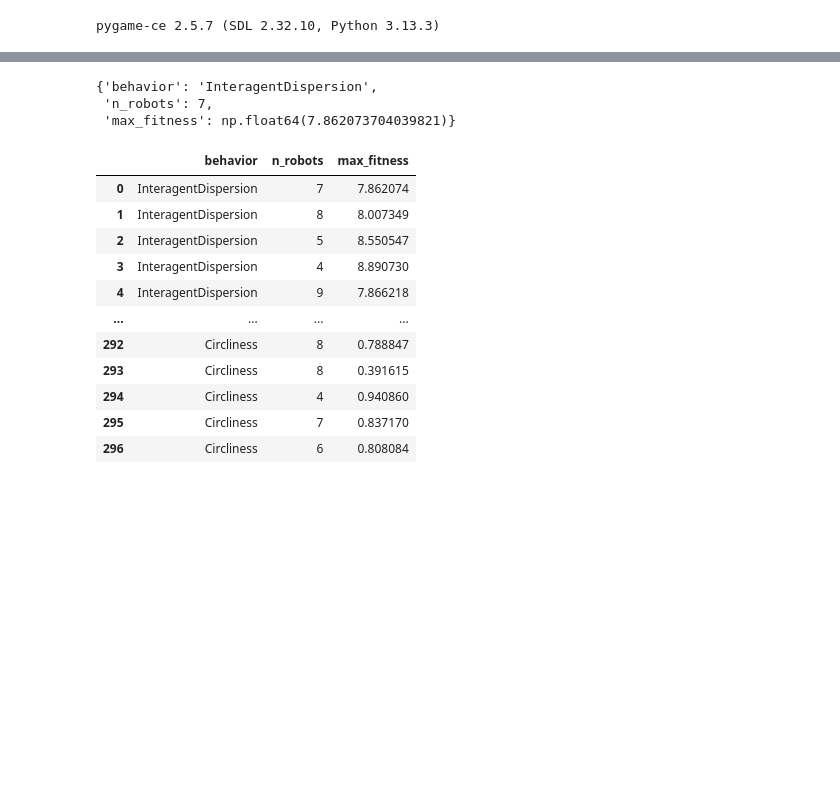
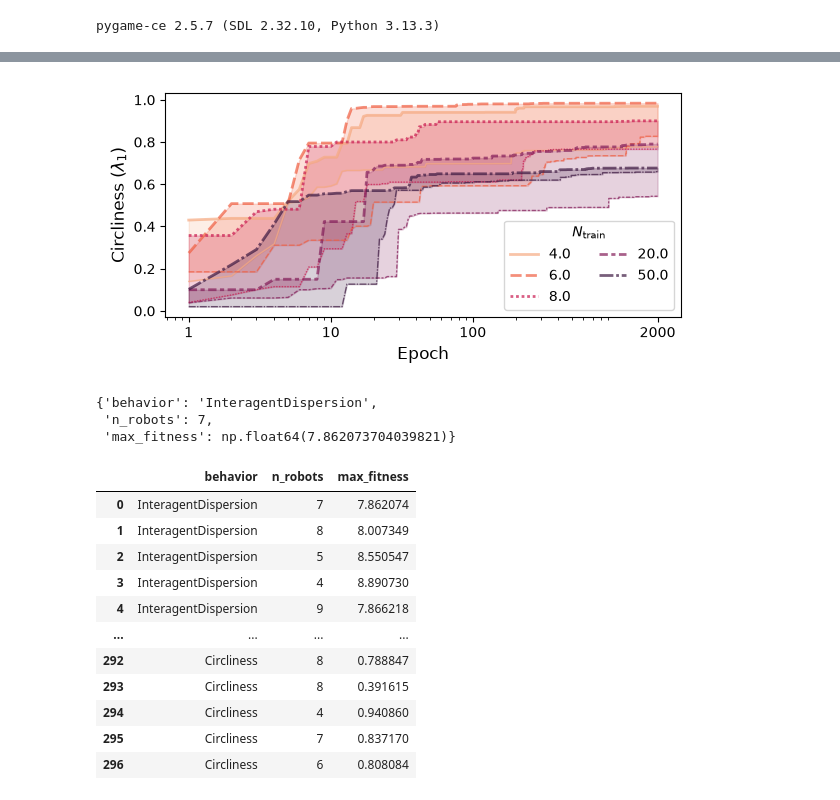
Before and after one commit to kenblu24/neuroswarm, a Jupyter notebook: plots_2026.ipynb, the cells around one changed output, grey strips where cells are left out. Saved outputs shown, nothing was run; the diff lists cells and outputs as text; code cells hidden in the pictures; blank space fills up the shorter version.

Commit message:
fig4 plots DETECT ONLY CENTERS

```diff
--- a/plots_2026.ipynb
+++ b/plots_2026.ipynb
@@ -31,6 +31,7 @@ matplotlib.rcParams['axes.labelsize'] = 12
 # matplotlib.rcParams['legend.fontsize'] = 10
 # matplotlib.rcParams['figure.dpi'] = 300
 # matplotlib.rcParams['savefig.dpi'] = 300
+matplotlib.rcParams['pgf.texsystem'] = 'xelatex'
 
 sideways_dia = MarkerStyle('d', None, Affine2D().rotate_deg(90))
 
@@ -50,10 +51,13 @@ class Run(UnzippedProject):
 # %%
 desktop = pl.Path('/mnt/c/Users/kenbl/Desktop').expanduser()
 
-folder = desktop / '20260820mill' / 'mill'
+folder = desktop / 'four' / 'mill'
+
+folders = [folder / str(n) for n in (4, 6, 8, 20, 50)]
 
 projects = [Run(p)
-            for n in folder.iterdir() if n.is_dir() and 'zip' not in n.name
-            for p in n.iterdir()]
+            # for n in folder.iterdir() if n.is_dir() and 'zip' not in n.name
+            for d in folders
+            for p in d.iterdir() if 'TS1' in p.name]
 # %%
 projects[0].popfit_path
@@ -88,0 +83,9 @@ plt.xscale('log')
+# %%
+# turn into wide-form dataframe
+# first add information to individual per-eons dataframes
+
+epoch_vs_train_n = pd.concat(pd.DataFrame({
+    'n': int(p.env['spawners'][0]['n']),
+    'fitness': p.fitness_df['fitnesses'].apply(np.max)
+}).reindex(p.fitness_df['epoch']).dropna() for p in projects)
+epoch_vs_train_n
@@ -89,3 +107,22 @@ plt.xscale('log')
+# %%
+plt.close()
+plt.figure(figsize=(6, 3))
+sns.lineplot(epoch_vs_train_n, x='epoch', y='fitness', hue='n', style='n', legend=False, linewidth=1.0, alpha=0.7,
+             estimator='min', errorbar=None, palette=sns.color_palette("rocket_r", n_colors=5))
+sns.lineplot(epoch_vs_train_n, x='epoch', y='fitness', hue='n', style='n', linewidth=2.0, alpha=0.7,
+             estimator='max', errorbar=('pi', 100), palette=sns.color_palette("rocket_r", n_colors=5))
+plt.legend(loc='lower right', ncol=2, title='$N_{\\mathrm{train}}$')
+plt.xscale('log')
+plt.xticks((1, 10, 100, 2000))
+plt.xlabel('Epoch')
+ax = plt.gca()
+ax.xaxis.set_major_formatter(plt.ScalarFormatter())
+plt.ylabel('Circliness ($\\lambda_1$)')
+plt.gcf().tight_layout()
+plt.show()
+plt.savefig('circliness_epoch_vs_train_n.pdf', backend='pgf')
+# %% [output]
+[figure, added]
 # %%
 folder = pl.Path('~/neuromorphic/results/sp25').expanduser()
 
```
Also changed, not shown: parts of 33 cells of this notebook, 4 other files.
